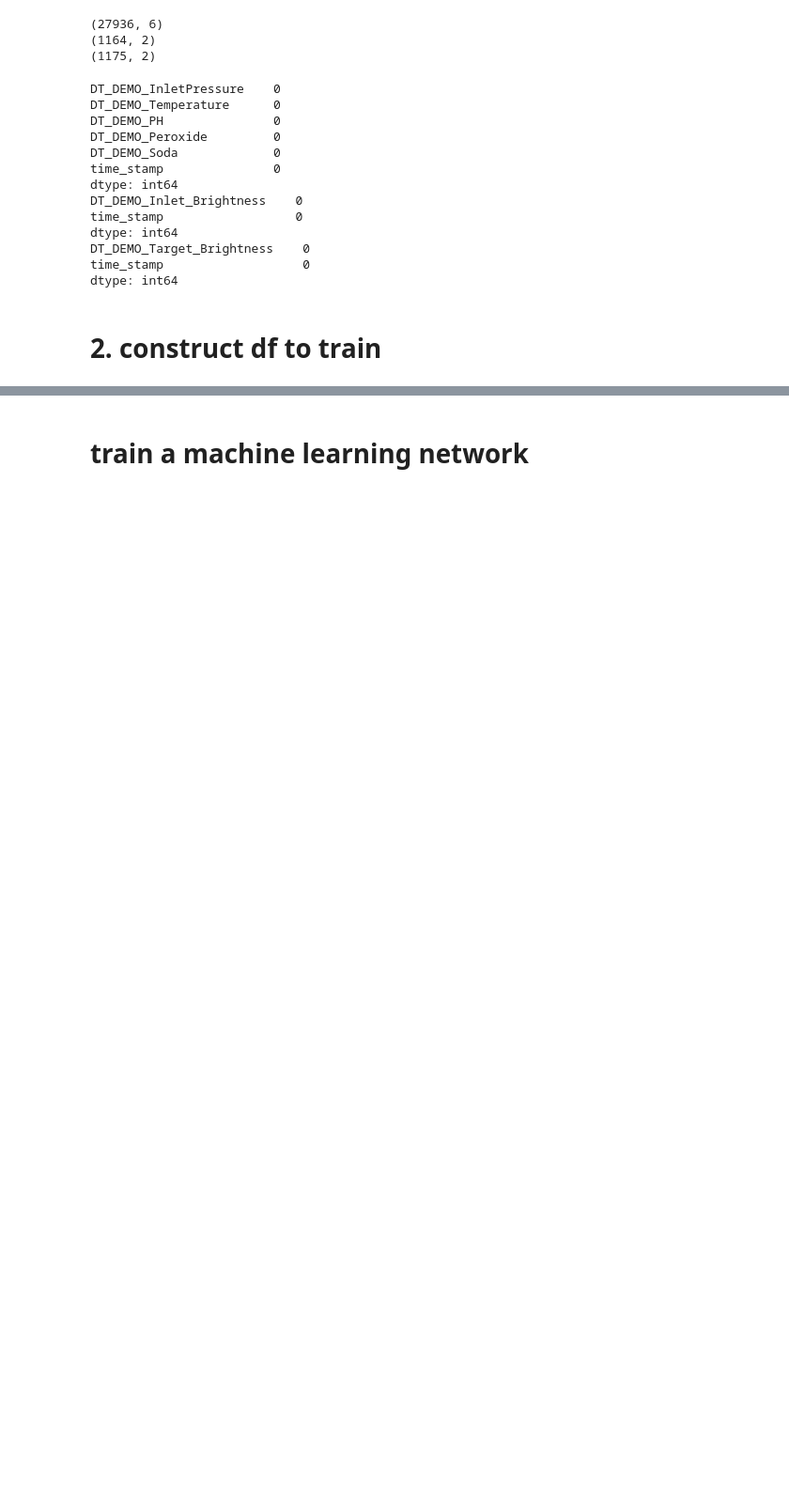
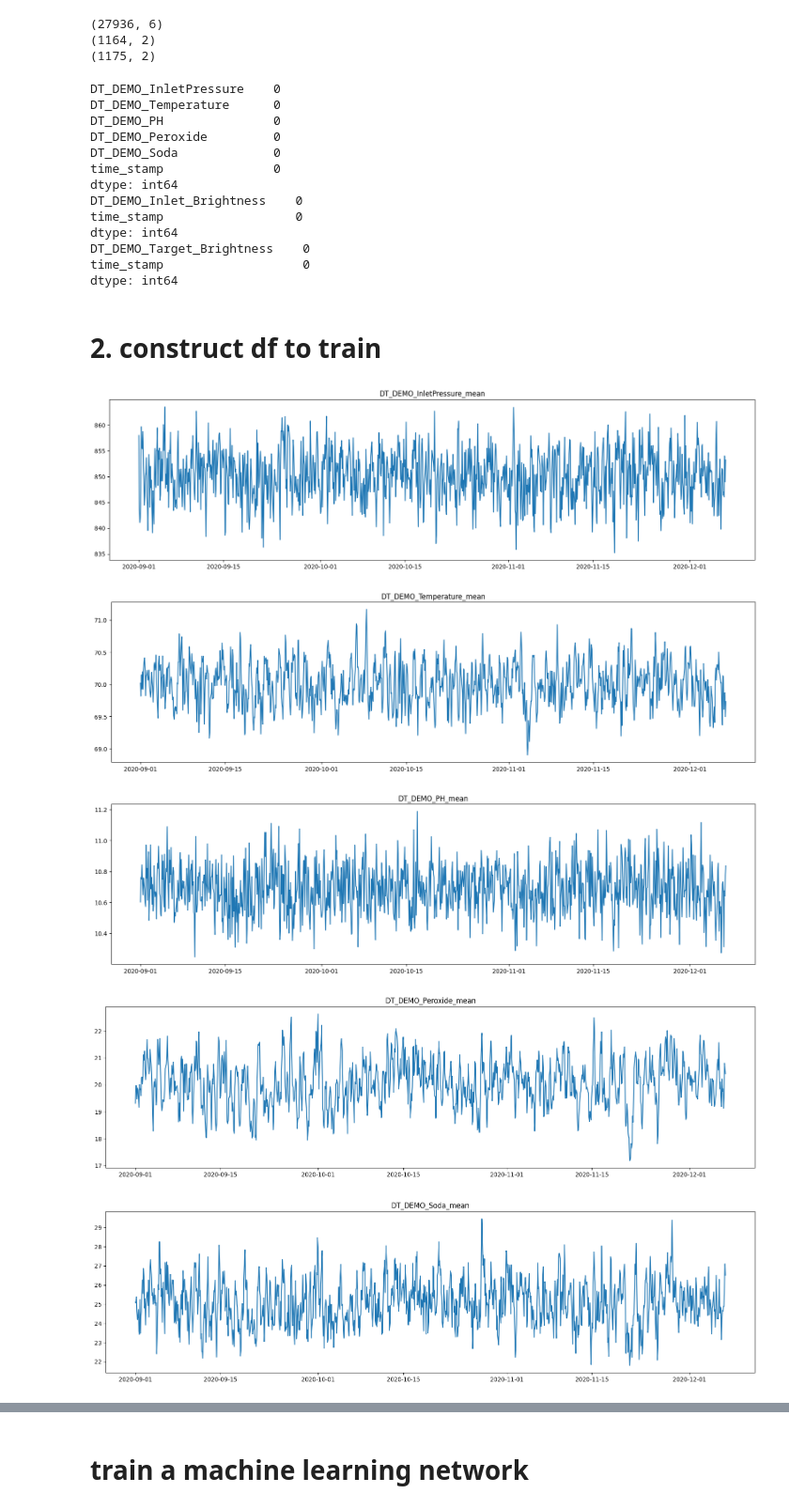
Before and after one commit to qiunimate/bleaching, a Jupyter notebook: main.ipynb, the cells around one changed output, grey strips where cells are left out. Shown at 94% size. Saved outputs shown, nothing was run; the diff lists cells and outputs as text; code cells hidden in the pictures; blank space fills up the shorter version.

Commit message:
draw plot of input data and check outlier, feature importance of random forest

```diff
--- a/main.ipynb
+++ b/main.ipynb
@@ -98,3 +127,27 @@ def get_input_df(delay,df_input,df_target):
     df_input['target'] = [find_delay_index(df_input['time_stamp'][i], df_target, delay=delay) for i in range(len(df_input))]
     df_input = df_input[df_input["target"]!=-1]
     return df_input
+# %%
+# to draw the time series plot
+df_input = get_input_df(propogation_delays[1],df_input,df_target)
+
+def draw_time_series_plot(df_input, feature):
+    plt.figure(figsize=(20, 5))
+    plt.plot(df_input["time_stamp"], df_input[feature])
+    plt.title(feature)
+    plt.show()
+
+# draw time series plot of each feature
+draw_time_series_plot(df_input, 'DT_DEMO_InletPressure_mean')
+draw_time_series_plot(df_input, 'DT_DEMO_Temperature_mean')
+draw_time_series_plot(df_input, 'DT_DEMO_PH_mean')
+draw_time_series_plot(df_input, 'DT_DEMO_Peroxide_mean')
+draw_time_series_plot(df_input, 'DT_DEMO_Soda_mean')
+draw_time_series_plot(df_input, 'DT_DEMO_Inlet_Brightness')
+draw_time_series_plot(df_input, 'target')
+# %% [output]
+[figure, added]
+[figure, added]
+[figure, added]
+[figure, added]
+[figure, added]
```
Also changed, not shown: parts of 12 cells of this notebook, 1 other file.
